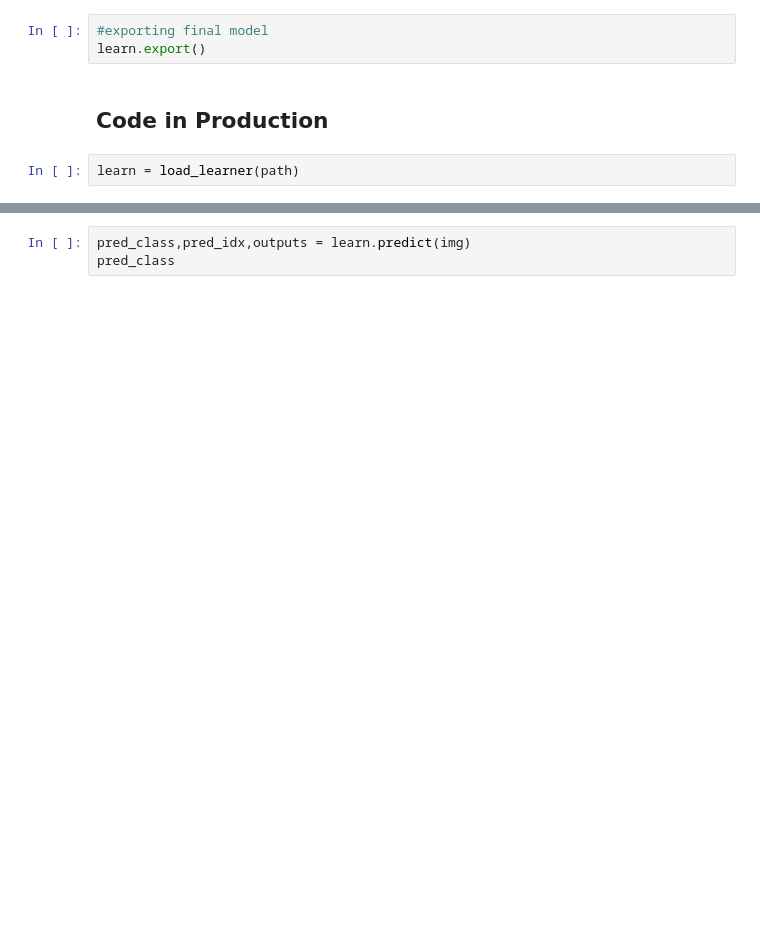
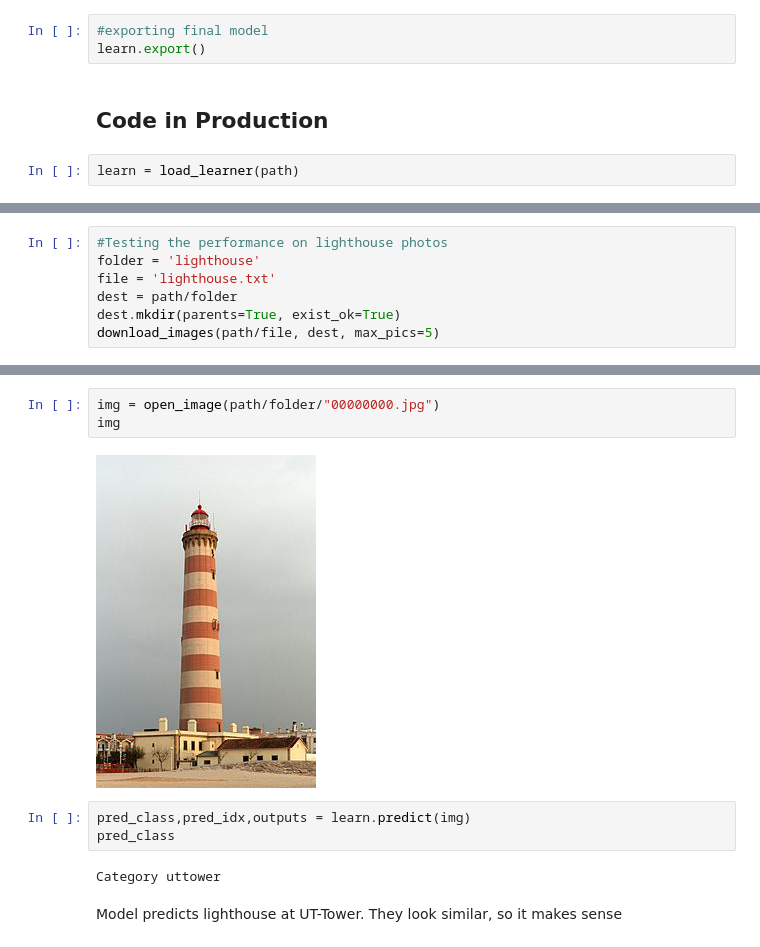
Before and after one commit to abhinaya08/cognitive_analytics, a Jupyter notebook: Assignment 1/Assignment1_q7.ipynb, the cells around one changed output, grey strips where cells are left out. Drawn from its saved outputs; the diff is of its cells as text; blank space fills up the shorter version.

```diff
--- a/Assignment 1/Assignment1_q7.ipynb
+++ b/Assignment 1/Assignment1_q7.ipynb
@@ -324,0 +344,7 @@ learn = load_learner(path)
+# %%
+#Testing the performance on lighthouse photos
+folder = 'lighthouse'
+file = 'lighthouse.txt'
+dest = path/folder
+dest.mkdir(parents=True, exist_ok=True)
+download_images(path/file, dest, max_pics=5)
@@ -325,3 +360,12 @@ learn = load_learner(path)
+# %%
+img = open_image(path/folder/"00000000.jpg")
+img
+# %% [output]
+[figure, added]
 # %%
 pred_class,pred_idx,outputs = learn.predict(img)
 pred_class
+# %% [output]
+Category uttower
+# %% [markdown]
+Model predicts lighthouse at UT-Tower. They look similar, so it makes sense
```
Also changed, not shown: parts of 8 cells of this notebook, 3 other files.
